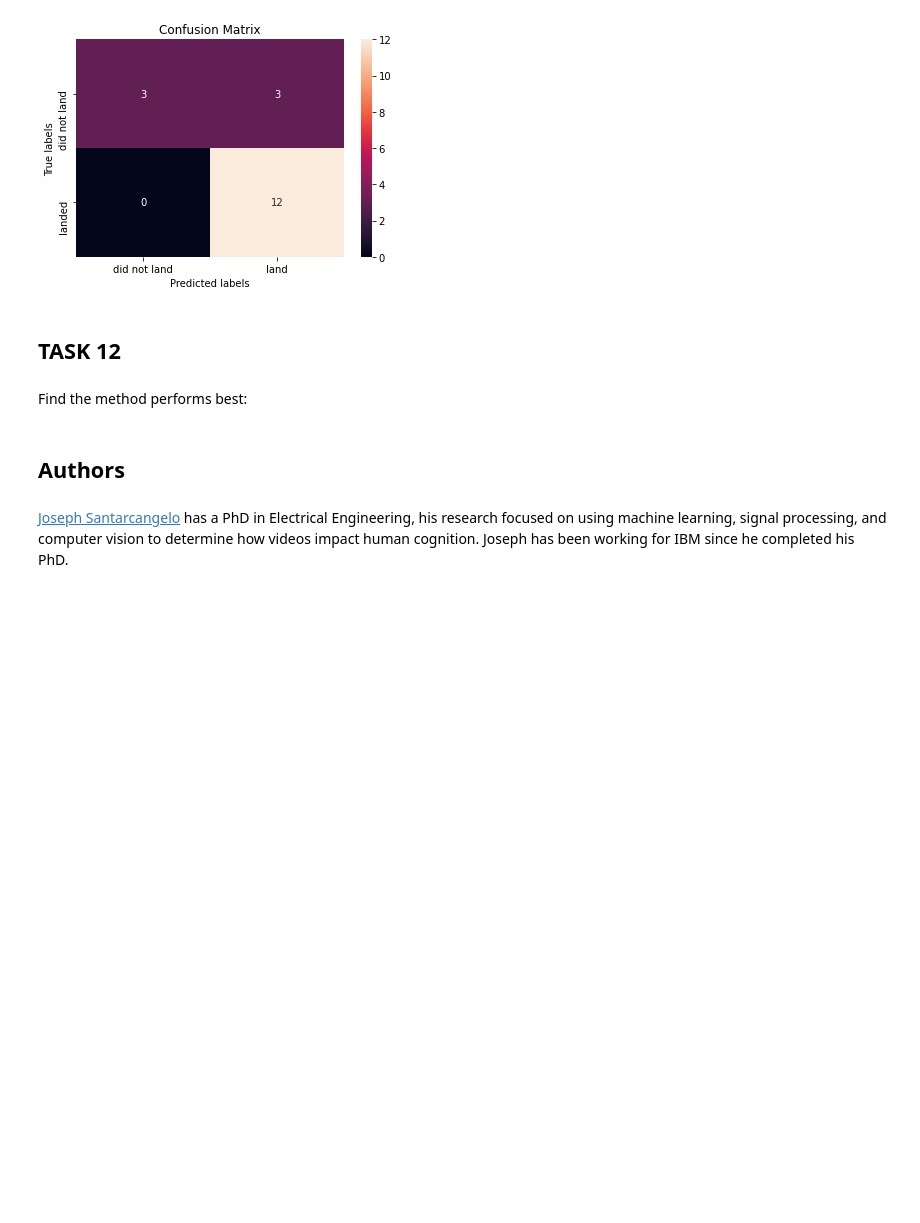
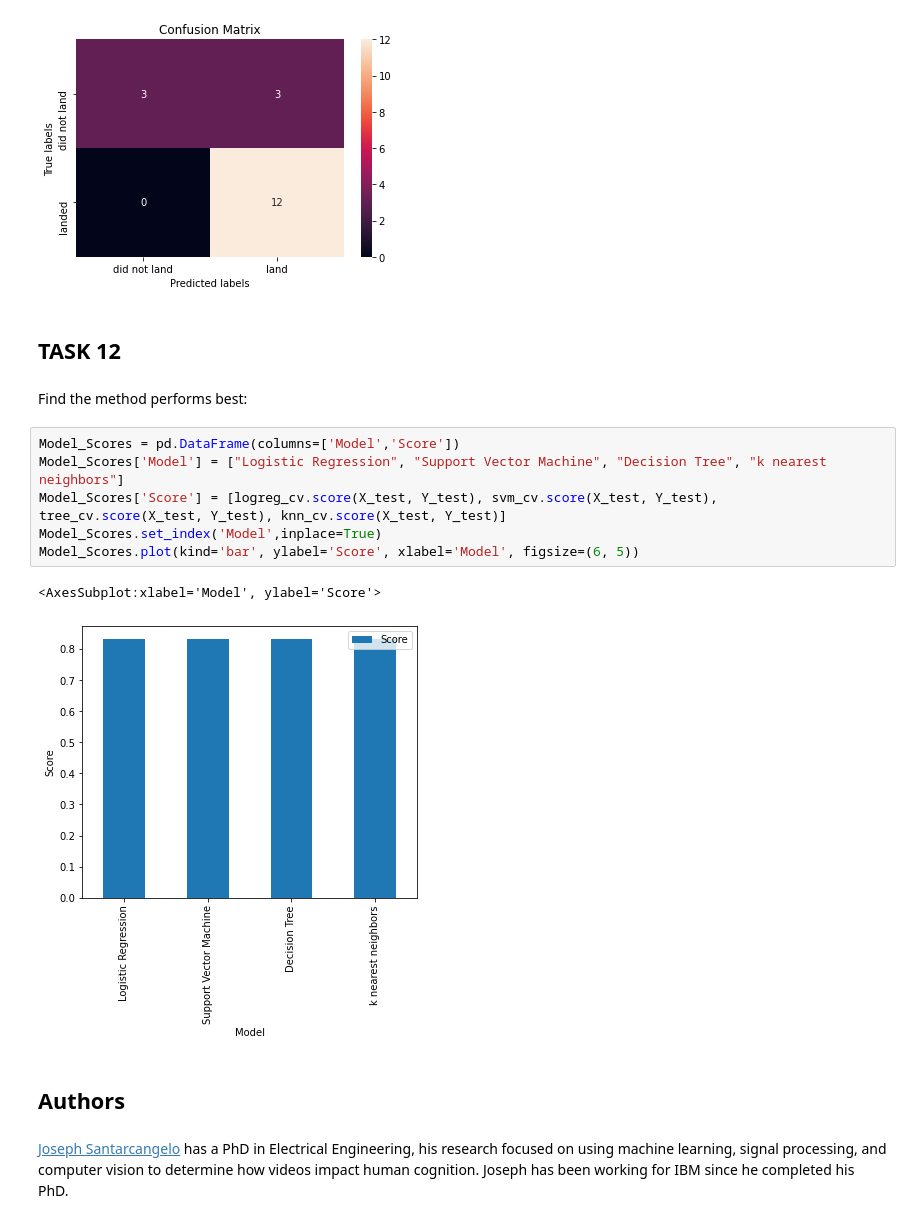
Before and after one commit to Phindy/Data-Science-Final-Assignment, a Jupyter notebook: Machine Learning.ipynb, the cells around one changed output. Cells and saved outputs as stored; diff of their text form; blank space fills up the shorter version.

```diff
--- a/Machine Learning.ipynb
+++ b/Machine Learning.ipynb
@@ -331,6 +331,15 @@ plot_confusion_matrix(Y_test,yhat)
 ## TASK  12
 # %% [markdown]
 Find the method performs best:
+# %%
+Model_Scores = pd.DataFrame(columns=['Model','Score'])
+Model_Scores['Model'] = ["Logistic Regression", "Support Vector Machine", "Decision Tree", "k nearest neighbors"]
+Model_Scores['Score'] = [logreg_cv.score(X_test, Y_test), svm_cv.score(X_test, Y_test), tree_cv.score(X_test, Y_test), knn_cv.score(X_test, Y_test)]
+Model_Scores.set_index('Model',inplace=True)
+Model_Scores.plot(kind='bar', ylabel='Score', xlabel='Model', figsize=(6, 5))
+# %% [output]
+<AxesSubplot:xlabel='Model', ylabel='Score'>
+[figure, added]
 # %% [markdown]
 ## Authors
 # %% [markdown]
```
Also changed, not shown: parts of 1 cell of this notebook.
